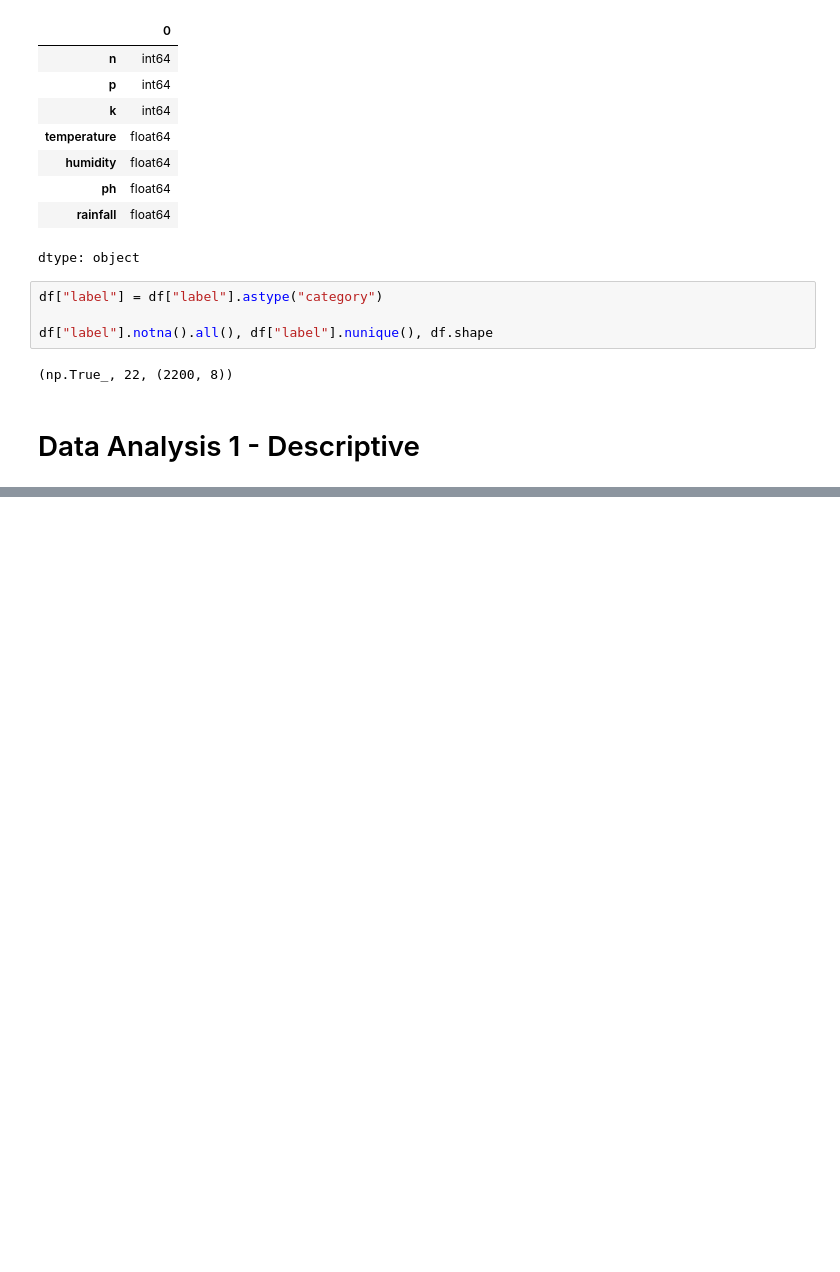
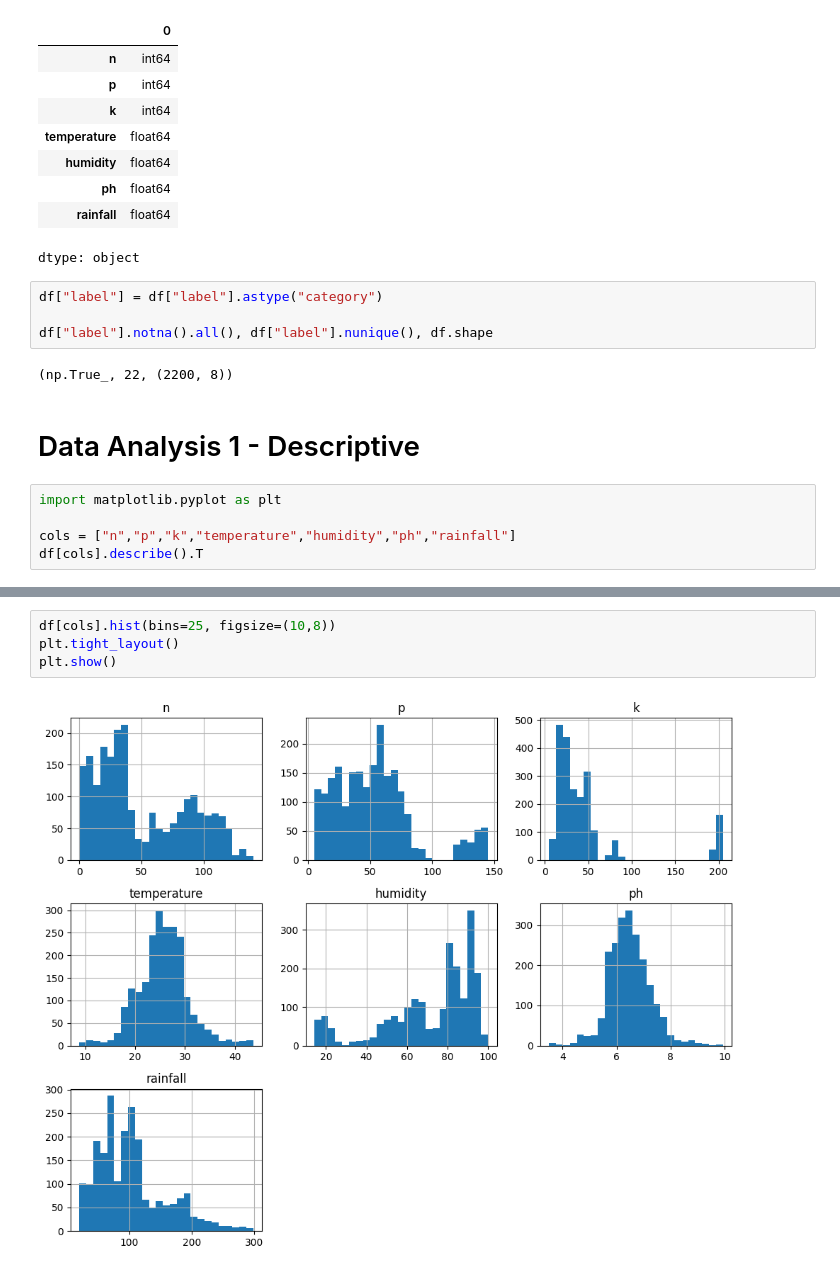
Before and after one commit to psubedicsu/Final-Project---608, a Jupyter notebook: Final_Project.ipynb, the cells around one changed output, grey strips where cells are left out. Saved outputs shown, nothing was run; the diff lists cells and outputs as text; blank space fills up the shorter version.

```diff
--- a/Final_Project.ipynb
+++ b/Final_Project.ipynb
@@ -34,3 +34,8 @@ df["label"].notna().all(), df["label"].nunique(), df.shape
 (np.True_, 22, (2200, 8))
 # %% [markdown]
 # Data Analysis 1 - Descriptive
+# %%
+import matplotlib.pyplot as plt
+
+cols = ["n","p","k","temperature","humidity","ph","rainfall"]
+df[cols].describe().T
@@ -36,0 +51,6 @@ df["label"].notna().all(), df["label"].nunique(), df.shape
+# %%
+df[cols].hist(bins=25, figsize=(10,8))
+plt.tight_layout()
+plt.show()
+# %% [output]
+[figure, added]
```
Also changed, not shown: parts of 5 cells of this notebook.
